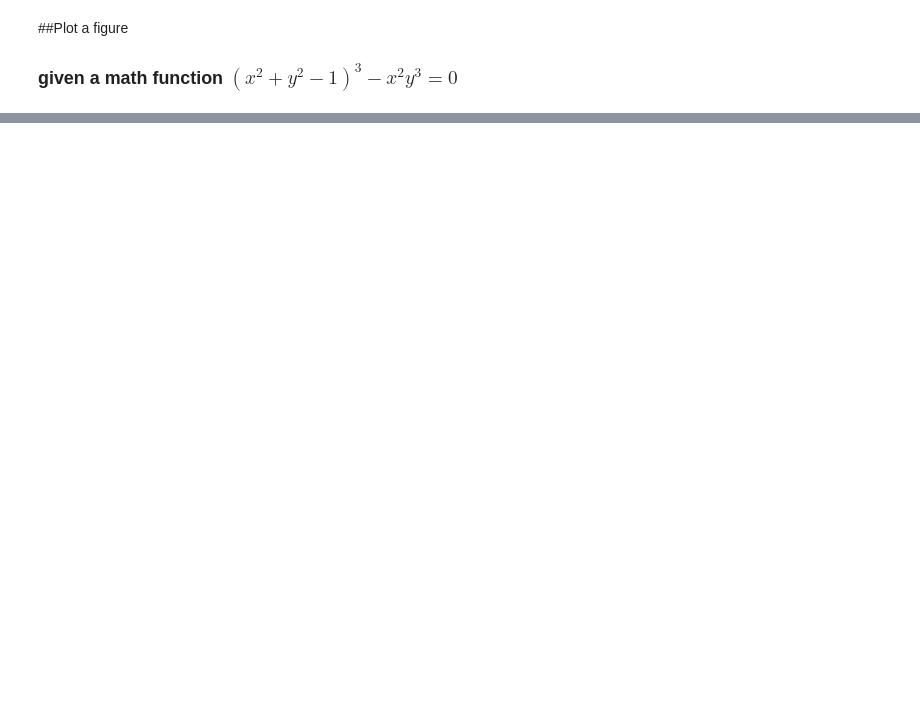
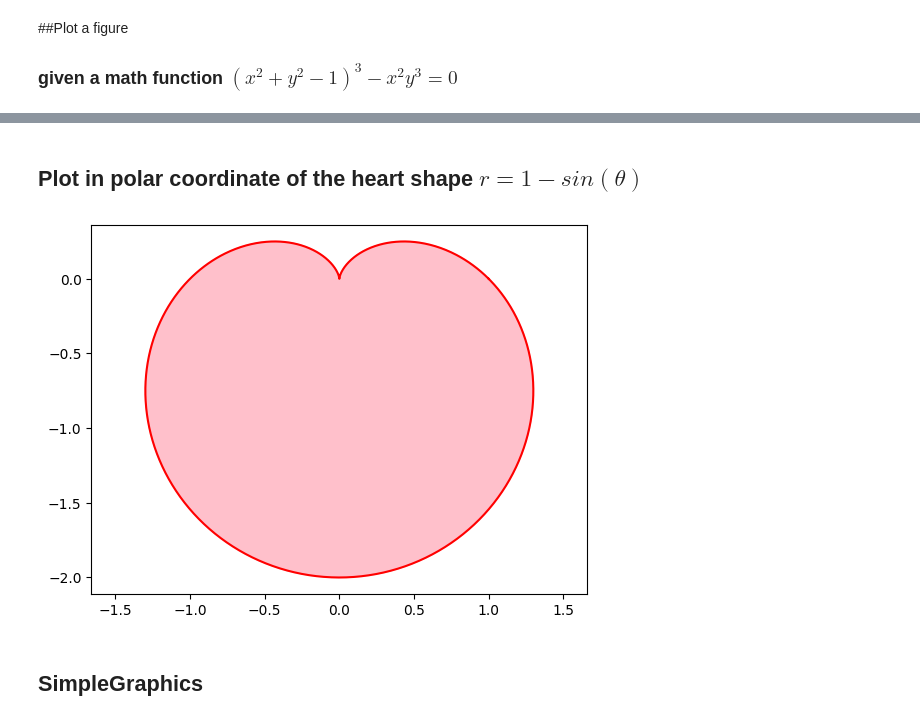
Before and after one commit to umslengineering/EENG1108, a Jupyter notebook: week4.ipynb, the cells around one changed output, grey strips where cells are left out. Drawn from its saved outputs; the diff is of its cells as text; code cells hidden in the pictures; blank space fills up the shorter version.

```diff
--- a/week4.ipynb
+++ b/week4.ipynb
@@ -24,0 +27,20 @@ Text(0.5, 1.0, 'I Love You!!')
+# %% [markdown]
+## Plot in polar coordinate of the heart shape $r = 1 - sin(\theta)$
+# %%
+import numpy as np
+import matplotlib.pyplot as plt
+
+theta = np.linspace(0, 2*np.pi, 1000)
+r = 1 - np.sin(theta)
+
+x = r * np.cos(theta)
+y = r * np.sin(theta)
+
+plt.plot(x,y,color="red")
+plt.axis("equal")
+plt.fill(x,y,color="pink")
+plt.show()
+# %% [output]
+[figure, added]
+# %% [markdown]
+## SimpleGraphics
```
Also changed, not shown: parts of 4 cells of this notebook.
